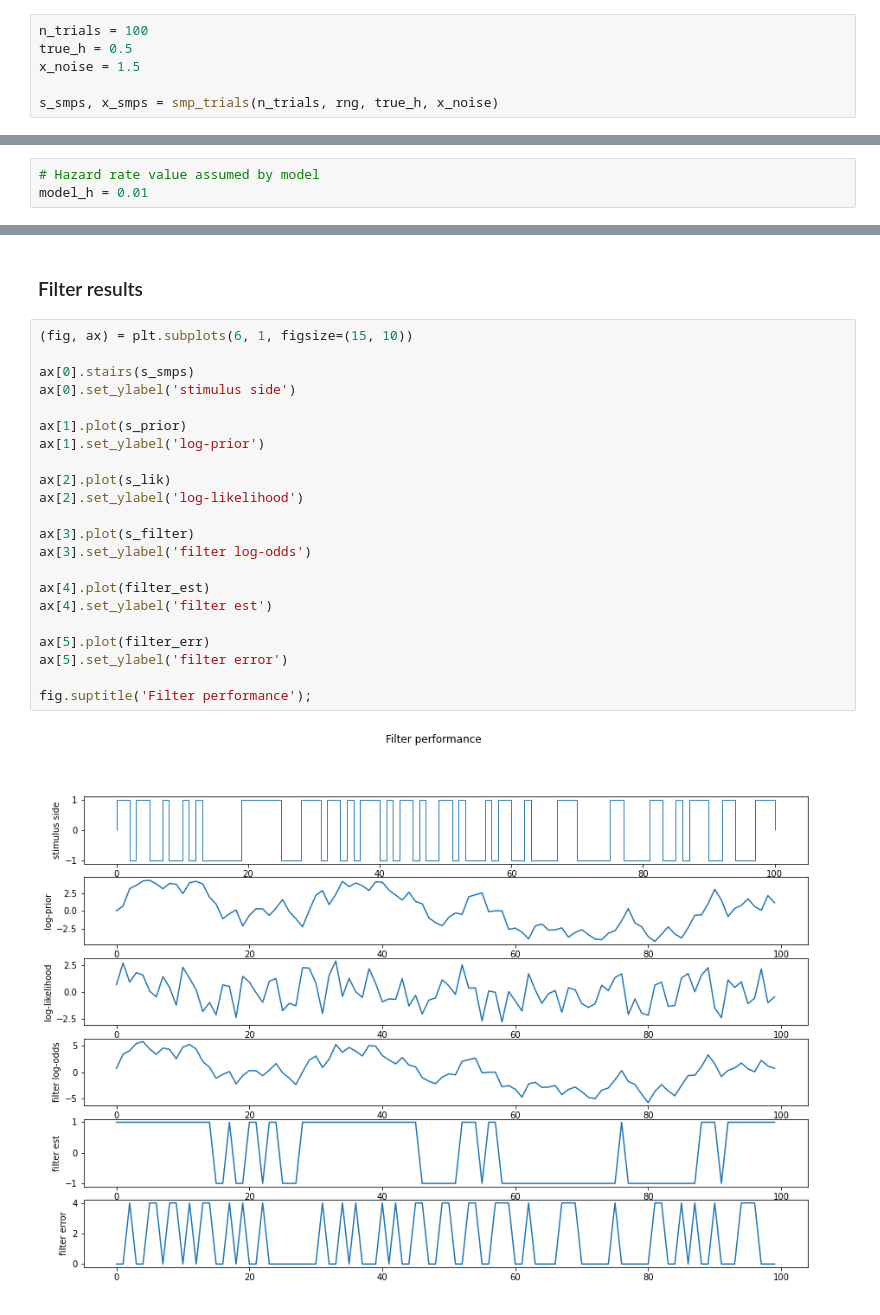
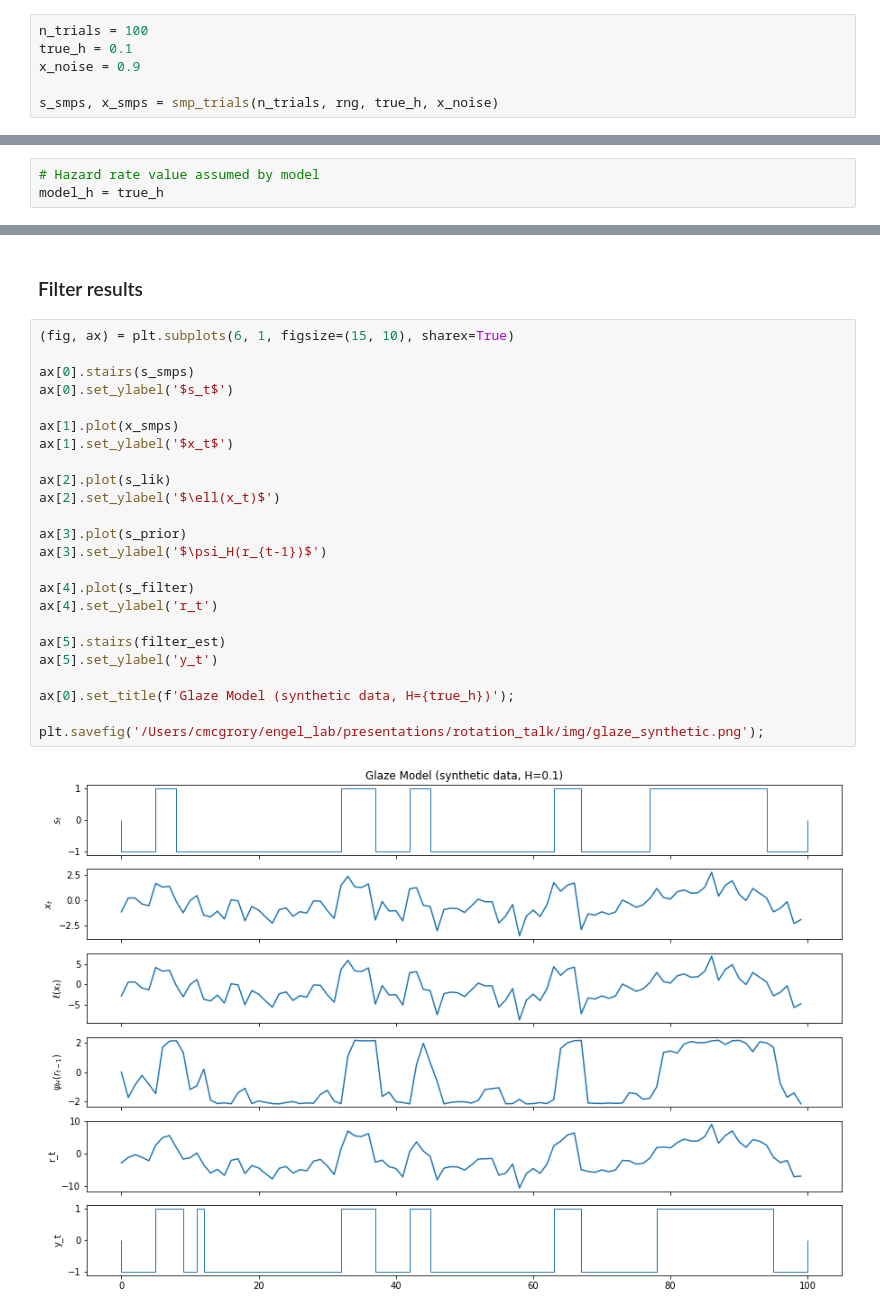
Before and after one commit to conormcgrory/brainstate_dm, a Jupyter notebook: notebooks/glaze_model.ipynb, the cells around one changed output, grey strips where cells are left out. Drawn from its saved outputs; the diff is of its cells as text.

```diff
--- a/notebooks/glaze_model.ipynb
+++ b/notebooks/glaze_model.ipynb
@@ -21,8 +21,8 @@ def smp_trials(n_smps, rng, hazard_rate=0.1, noise=0.5, s_init=1):
     return s_smps, x_smps
 # %%
 n_trials = 100
-true_h = 0.5
-x_noise = 1.5
+true_h = 0.1
+x_noise = 0.9
 
 s_smps, x_smps = smp_trials(n_trials, rng, true_h, x_noise)
 # %%
@@ -50,7 +50,7 @@ def log_lik(x, noise):
     return (2 * x) / (noise ** 2)
 # %%
 # Hazard rate value assumed by model
-model_h = 0.01
+model_h = true_h
 # %%
 s_prior = np.full(n_trials, np.nan)
 s_lik = np.full(n_trials, np.nan)
@@ -76,26 +76,28 @@ filter_err = (s_smps - filter_est) ** 2
 # %% [markdown]
 ### Filter results
 # %%
-(fig, ax) = plt.subplots(6, 1, figsize=(15, 10))
+(fig, ax) = plt.subplots(6, 1, figsize=(15, 10), sharex=True)
 
 ax[0].stairs(s_smps)
-ax[0].set_ylabel('stimulus side')
+ax[0].set_ylabel('$s_t$')
 
-ax[1].plot(s_prior)
-ax[1].set_ylabel('log-prior')
+ax[1].plot(x_smps)
+ax[1].set_ylabel('$x_t$')
 
 ax[2].plot(s_lik)
-ax[2].set_ylabel('log-likelihood')
+ax[2].set_ylabel('$\ell(x_t)$')
 
-ax[3].plot(s_filter)
-ax[3].set_ylabel('filter log-odds')
+ax[3].plot(s_prior)
+ax[3].set_ylabel('$\psi_H(r_{t-1})$')
 
-ax[4].plot(filter_est)
-ax[4].set_ylabel('filter est')
+ax[4].plot(s_filter)
+ax[4].set_ylabel('r_t')
 
-ax[5].plot(filter_err)
-ax[5].set_ylabel('filter error')
+ax[5].stairs(filter_est)
+ax[5].set_ylabel('y_t')
 
-fig.suptitle('Filter performance');
+ax[0].set_title(f'Glaze Model (synthetic data, H={true_h})');
+
+plt.savefig('/Users/cmcgrory/engel_lab/presentations/rotation_talk/img/glaze_synthetic.png');
 # %% [output]
-[figure, old version]
+[figure, new version]
```
Also changed, not shown: parts of 1 cell of this notebook, 7 other files.
